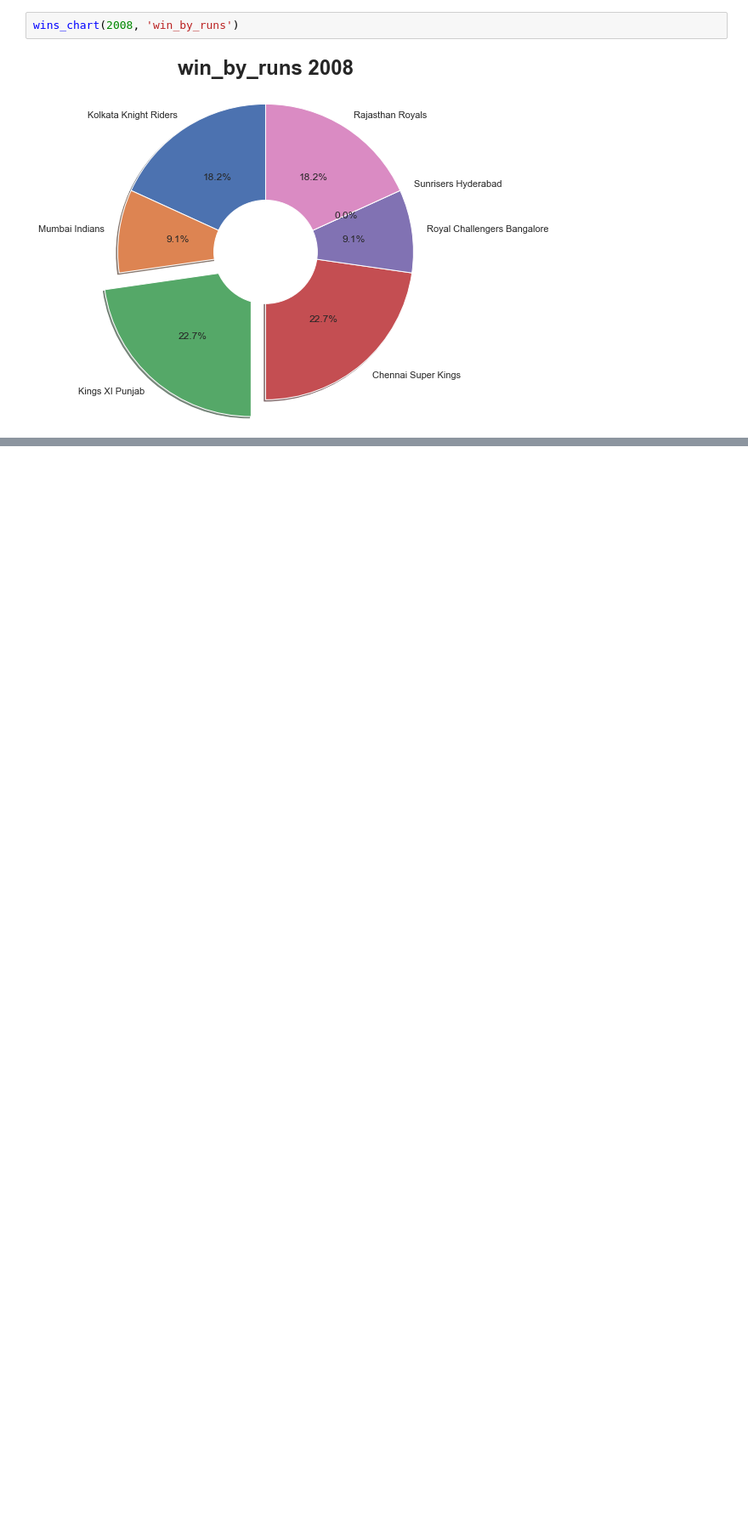
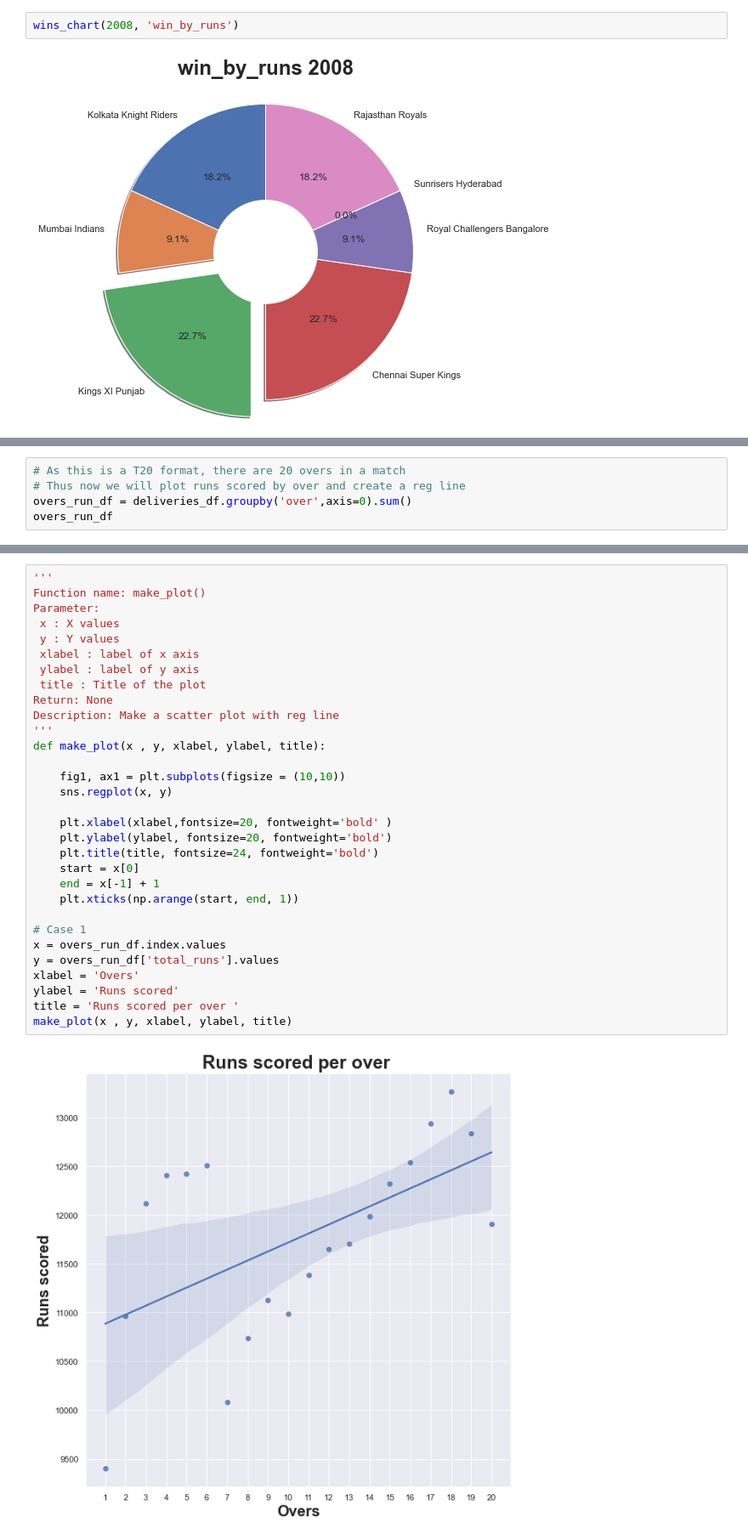
Before and after one commit to abhi-386/ISTA350_final, a Jupyter notebook: ISTA350_finalproject.ipynb, the cells around one changed output, grey strips where cells are left out. Shown at 85% size. Drawn from its saved outputs; the diff is of its cells as text; blank space fills up the shorter version.

```diff
--- a/ISTA350_finalproject.ipynb
+++ b/ISTA350_finalproject.ipynb
@@ -184,0 +209,5 @@ toss_win(2008)
+# %%
+# As this is a T20 format, there are 20 overs in a match
+# Thus now we will plot runs scored by over and create a reg line
+overs_run_df = deliveries_df.groupby('over',axis=0).sum()
+overs_run_df
@@ -184,0 +233,33 @@ toss_win(2008)
+# %%
+'''
+Function name: make_plot()
+Parameter:
+ x : X values
+ y : Y values
+ xlabel : label of x axis
+ ylabel : label of y axis
+ title : Title of the plot
+Return: None
+Description: Make a scatter plot with reg line
+'''
+def make_plot(x , y, xlabel, ylabel, title):
+
+    fig1, ax1 = plt.subplots(figsize = (10,10))
+    sns.regplot(x, y)
+
+    plt.xlabel(xlabel,fontsize=20, fontweight='bold' )
+    plt.ylabel(ylabel, fontsize=20, fontweight='bold')
+    plt.title(title, fontsize=24, fontweight='bold')
+    start = x[0]
+    end = x[-1] + 1
+    plt.xticks(np.arange(start, end, 1))
+
+# Case 1
+x = overs_run_df.index.values
+y = overs_run_df['total_runs'].values
+xlabel = 'Overs'
+ylabel = 'Runs scored'
+title = 'Runs scored per over '
+make_plot(x , y, xlabel, ylabel, title)
+# %% [output]
+[figure, added]
```
Also changed, not shown: parts of 14 cells of this notebook, 1 other file.
